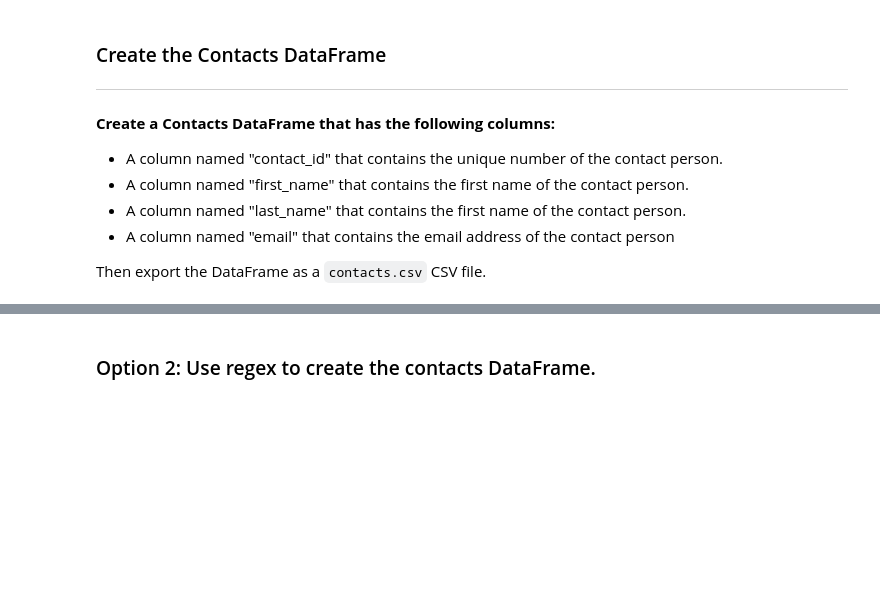
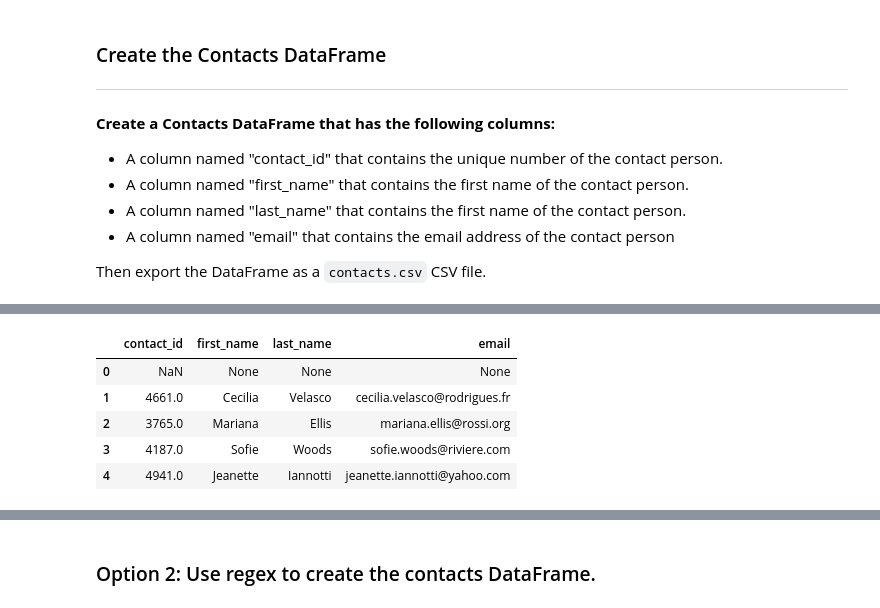
Before and after one commit to Oatsinthepine/Crowdfunding_ETL, a Jupyter notebook: ETL_Mini_Project_ZYZhou.ipynb, the cells around one changed output, grey strips where cells are left out. Saved outputs shown, nothing was run; the diff lists cells and outputs as text; code cells hidden in the pictures; blank space fills up the shorter version.

```diff
--- a/ETL_Mini_Project_ZYZhou.ipynb
+++ b/ETL_Mini_Project_ZYZhou.ipynb
@@ -412,4 +453,13 @@ dict = []
 # %%
 # Reorder the columns
+contacts_df_clean=contacts_df[['contact_id' , 'first_name' , 'last_name' , 'email']]
+contacts_df_clean.head()
+# %% [output]
+|  | contact_id | first_name | last_name | email |
+| 0 | NaN | None | None | None |
+| 1 | 4661.0 | Cecilia | Velasco | cecilia.velasco@rodrigues.fr |
+| 2 | 3765.0 | Mariana | Ellis | mariana.ellis@rossi.org |
+| 3 | 4187.0 | Sofie | Woods | sofie.woods@riviere.com |
+| 4 | 4941.0 | Jeanette | Iannotti | jeanette.iannotti@yahoo.com |
 # %%
 # Check the datatypes one more time before exporting as CSV file.
```
Also changed, not shown: parts of 12 cells of this notebook, 1 other file.
